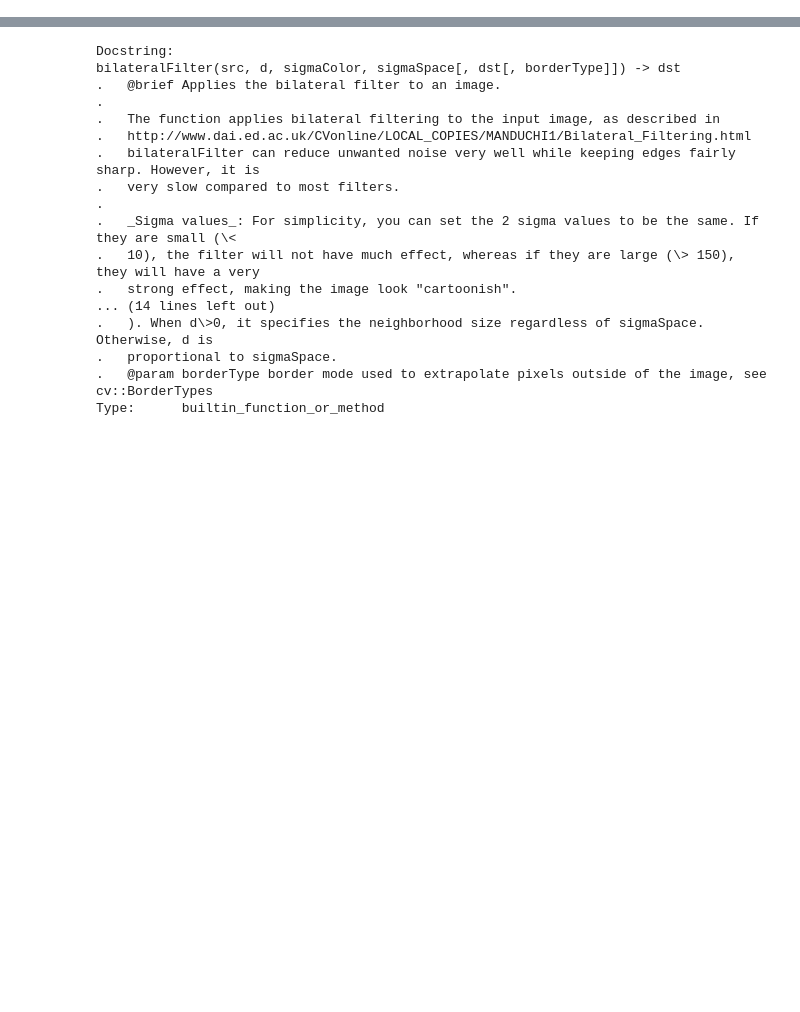
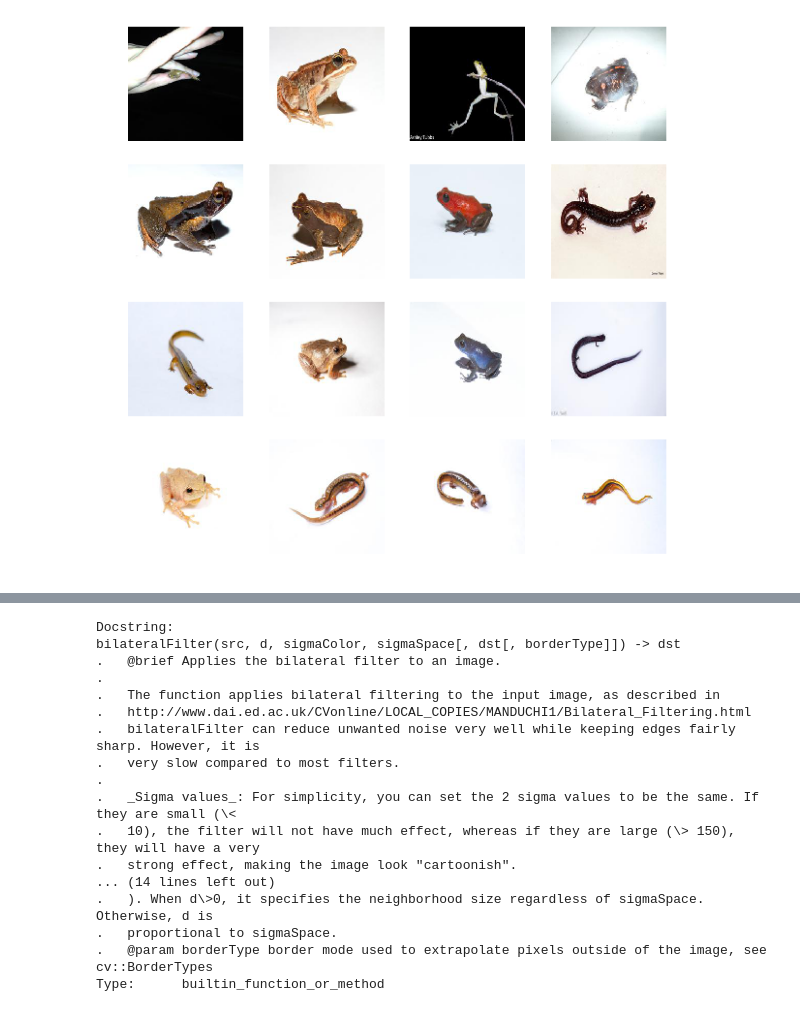
Before and after one commit to simon-mo/attn-attn, a Jupyter notebook: 5-7-feat-vis/vis.ipynb, the cells around one changed output, grey strips where cells are left out. Drawn from its saved outputs; the diff is of its cells as text; code cells hidden in the pictures; blank space fills up the shorter version.

```diff
--- a/5-7-feat-vis/vis.ipynb
+++ b/5-7-feat-vis/vis.ipynb
@@ -17,0 +102,10 @@ resnet = models.resnet50(pretrained=True)
+# %%
+filt_43 = all_act[:,1,...]
+l1_norms = np.array([filt_43[i].norm(p=1) for i in range(8161)])
+plt.figure(figsize=(10,10))
+for i, idx in enumerate(np.argsort(l1_norms)[-16:]):
+    plt.subplot(4,4,i+1)
+    plt.imshow(PIL.Image.open(trainset.imgs[idx][0]))
+    plt.axis('off')
+# %% [output]
+[figure, added]
```
Also changed, not shown: parts of 23 cells of this notebook, 44 other files.
